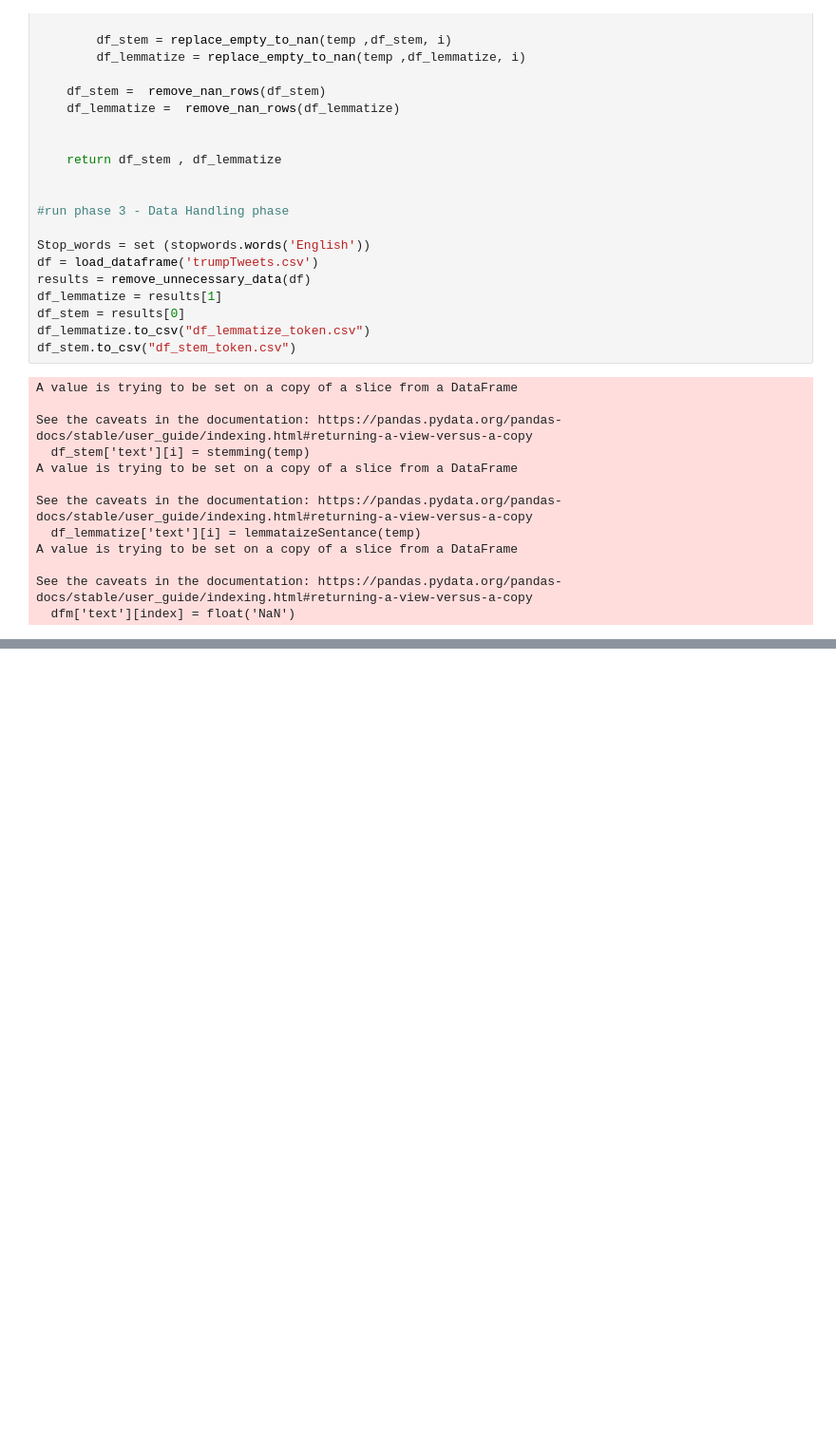
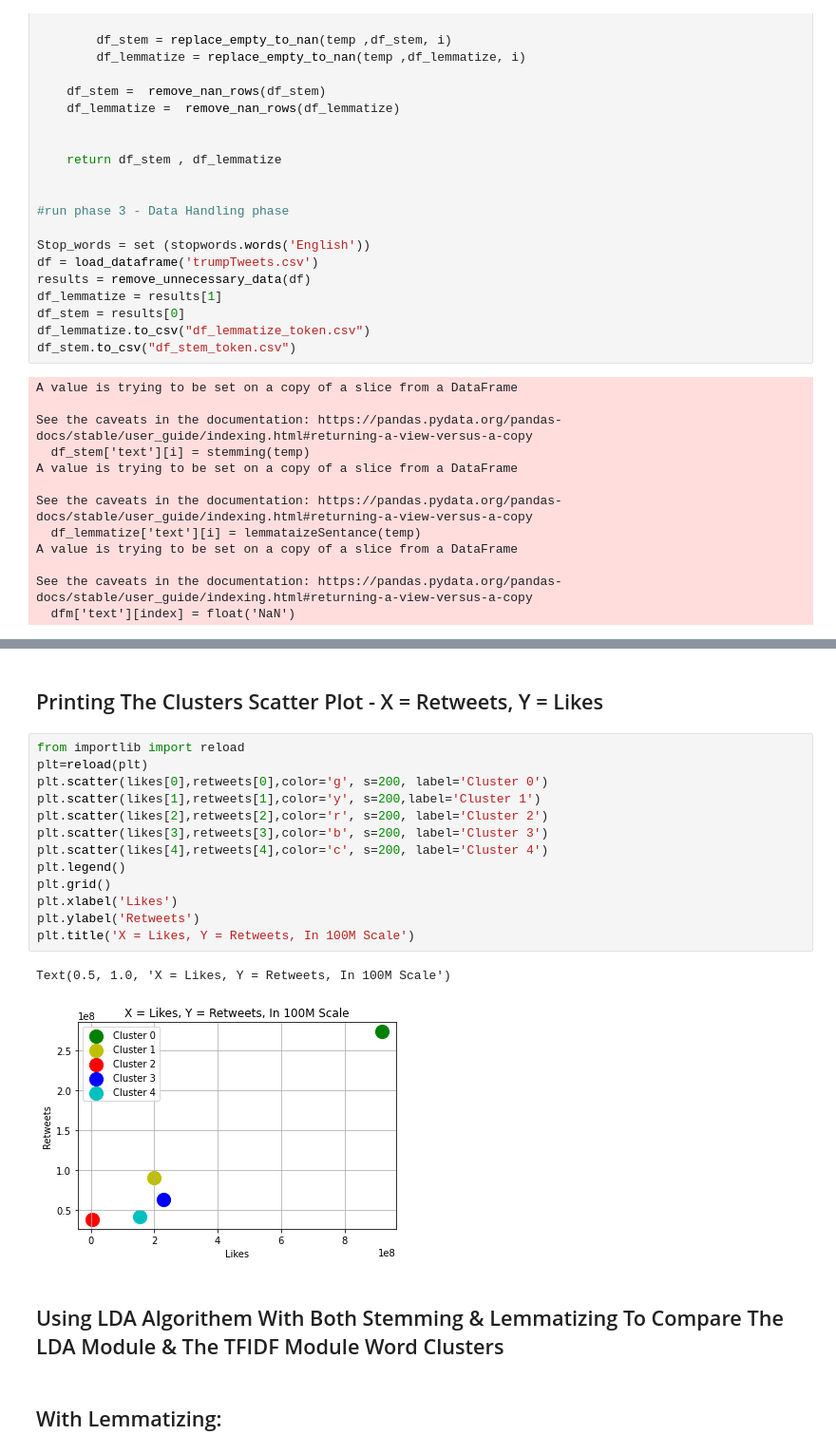
Before and after one commit to matanrog/Data-Science-Final-Project, a Jupyter notebook: Analyzing-Data.ipynb, the cells around one changed output, grey strips where cells are left out. Shown: that part at 95% size. Cells and saved outputs as stored; diff of their text form; blank space fills up the shorter version.

```diff
--- a/Analyzing-Data.ipynb
+++ b/Analyzing-Data.ipynb
@@ -259 +444,23 @@ TypeError: create_clusters() missing 1 required positional argument: 'title'
+# %% [markdown]
+## Printing The Clusters Scatter Plot - X = Retweets, Y = Likes
+# %%
+from importlib import reload
+plt=reload(plt)
+plt.scatter(likes[0],retweets[0],color='g', s=200, label='Cluster 0')
+plt.scatter(likes[1],retweets[1],color='y', s=200,label='Cluster 1')
+plt.scatter(likes[2],retweets[2],color='r', s=200, label='Cluster 2')
+plt.scatter(likes[3],retweets[3],color='b', s=200, label='Cluster 3')
+plt.scatter(likes[4],retweets[4],color='c', s=200, label='Cluster 4')
+plt.legend()
+plt.grid()
+plt.xlabel('Likes')
+plt.ylabel('Retweets')
+plt.title('X = Likes, Y = Retweets, In 100M Scale')
+# %% [output]
+Text(0.5, 1.0, 'X = Likes, Y = Retweets, In 100M Scale')
+[figure, added]
+# %% [markdown]
+## Using LDA Algorithem With Both Stemming & Lemmatizing To Compare The LDA Module & The TFIDF Module Word Clusters
+# %% [markdown]
+## With Lemmatizing:
 # %%
```
Also changed, not shown: parts of 33 cells of this notebook, 1 other file.
